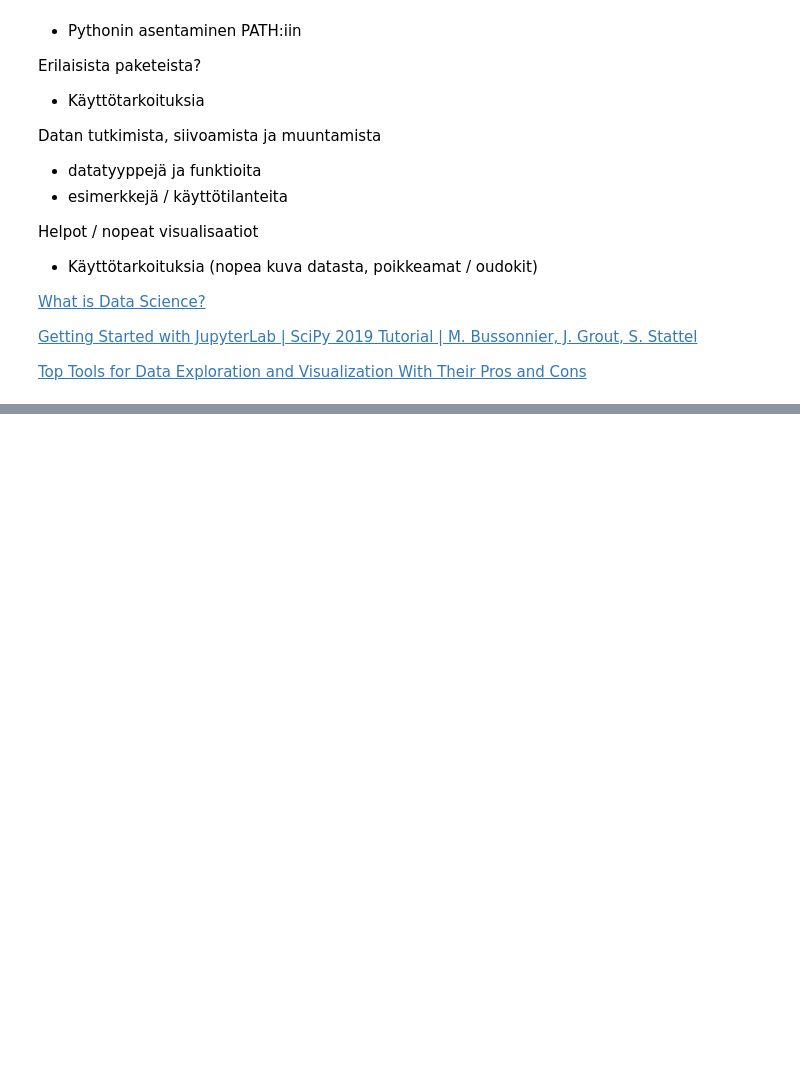
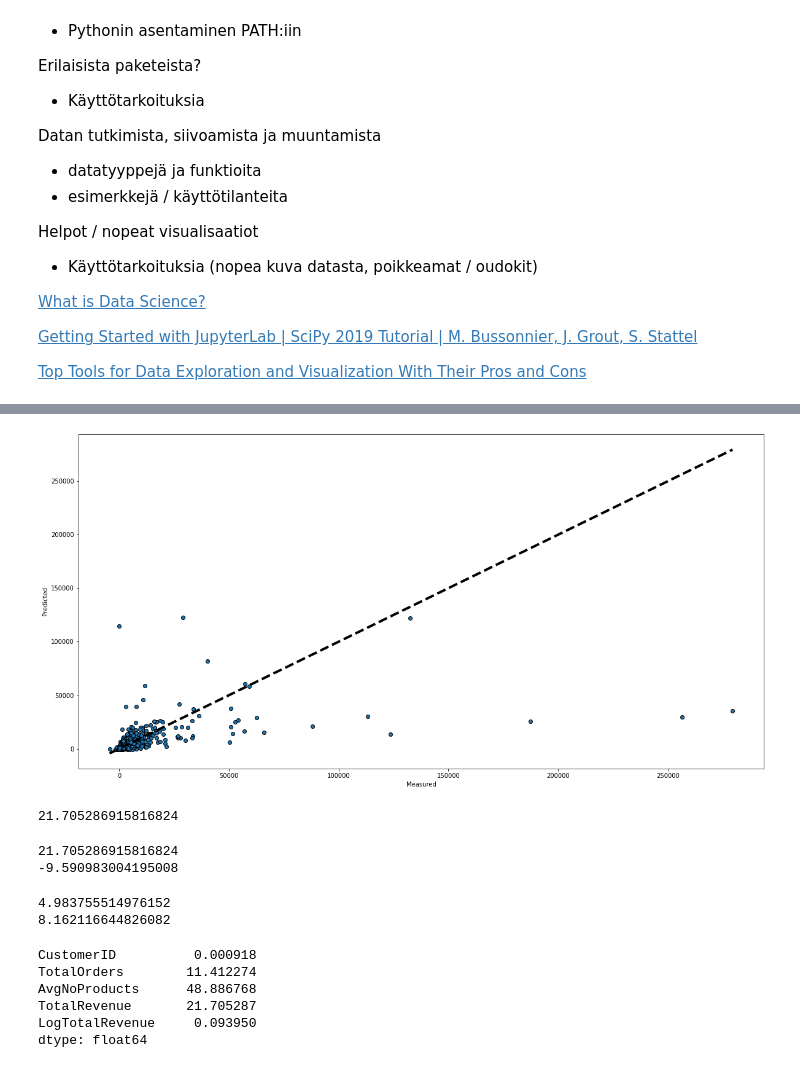
Before and after one commit to Tuomas0209/JODA_2022, a Jupyter notebook: oppimispäiväkirja.ipynb, the cells around one changed output, grey strips where cells are left out. Cells and saved outputs as stored; diff of their text form; code cells hidden in the pictures; blank space fills up the shorter version.

```diff
--- a/oppimispäiväkirja.ipynb
+++ b/oppimispäiväkirja.ipynb
@@ -191,0 +494,2 @@ https://www.etla.fi/julkaisut/energy-and-electricity-consumption-of-the-informat
+# %%
+data["OrderTotal"] = data["Quantity"] * data["UnitPrice"]
@@ -191,0 +510,5 @@ https://www.etla.fi/julkaisut/energy-and-electricity-consumption-of-the-informat
+# %%
+# Hyödynnetään aikaisemmilla viikoilla luotuja taulukoita "orders_by_customer" ja "products_per_customer".
+# Luodaan kolmast taulukko, joka koostaa kokonaismyynnin asiakasta kohden
+revenue_per_customer = data.groupby(by="CustomerID",as_index=False)["OrderTotal"].sum().rename(columns={"OrderTotal":"TotalRevenue"})
+revenue_per_customer.head()
@@ -191,0 +522,5 @@ https://www.etla.fi/julkaisut/energy-and-electricity-consumption-of-the-informat
+# %%
+# Yhdistetään nyt asiakaskohtaiset tiedot yhteen taulukkoon "merge"-metodin avulla
+mid_result = pd.merge(orders_by_customer, products_per_customer, on="CustomerID")
+reg_data = pd.merge(mid_result, revenue_per_customer, on="CustomerID")
+reg_data.head()
@@ -191,0 +534,45 @@ https://www.etla.fi/julkaisut/energy-and-electricity-consumption-of-the-informat
+# %%
+# Alustetaan lr-malli
+lr = linear_model.LinearRegression()
+y = reg_data.TotalRevenue
+X = reg_data.drop(columns="TotalRevenue")
+
+predict = cross_val_predict(lr, X, y, cv=10)
+
+fig, ax = plt.subplots(figsize=(20, 10))
+ax.scatter(y, predict, edgecolors=(0, 0, 0))
+ax.plot([y.min(), y.max()], [y.min(), y.max()], 'k--', lw=4)
+ax.set_xlabel('Measured')
+ax.set_ylabel('Predicted')
+plt.show()
+# %% [output]
+[figure, added]
+# %%
+print(reg_data["TotalRevenue"].skew())
+# %% [output]
+21.705286915816824
+# %%
+reg_data["LogTotalRevenue"] = reg_data["TotalRevenue"].map(lambda i: np.log(i) if i > 0 else 0)
+print(reg_data["TotalRevenue"].skew())
+print(reg_data["LogTotalRevenue"].skew())
+# %% [output]
+21.705286915816824
+-9.590983004195008
+# %%
+# Huomataan, että data sisältää reilusti oudokkeja. Eräs tekniikka niiden eliminoimiseksi on kvanttiileihin perustuvien rajojen asettaminen.
+print(reg_data["LogTotalRevenue"].quantile(0.10))
+print(reg_data["LogTotalRevenue"].quantile(0.90))
+# %% [output]
+4.983755514976152
+8.162116644826082
+# %%
+reg_data["LogTotalRevenue"] = np.where(reg_data["LogTotalRevenue"] <4.983, 4.983,reg_data["LogTotalRevenue"])
+reg_data["LogTotalRevenue"] = np.where(reg_data["LogTotalRevenue"] >8.162, 8.162,reg_data["LogTotalRevenue"])
+reg_data.skew()
+# %% [output]
+CustomerID          0.000918
+TotalOrders        11.412274
+AvgNoProducts      48.886768
+TotalRevenue       21.705287
+LogTotalRevenue     0.093950
+dtype: float64
```
Also changed, not shown: parts of 63 cells of this notebook, 7 other files.
